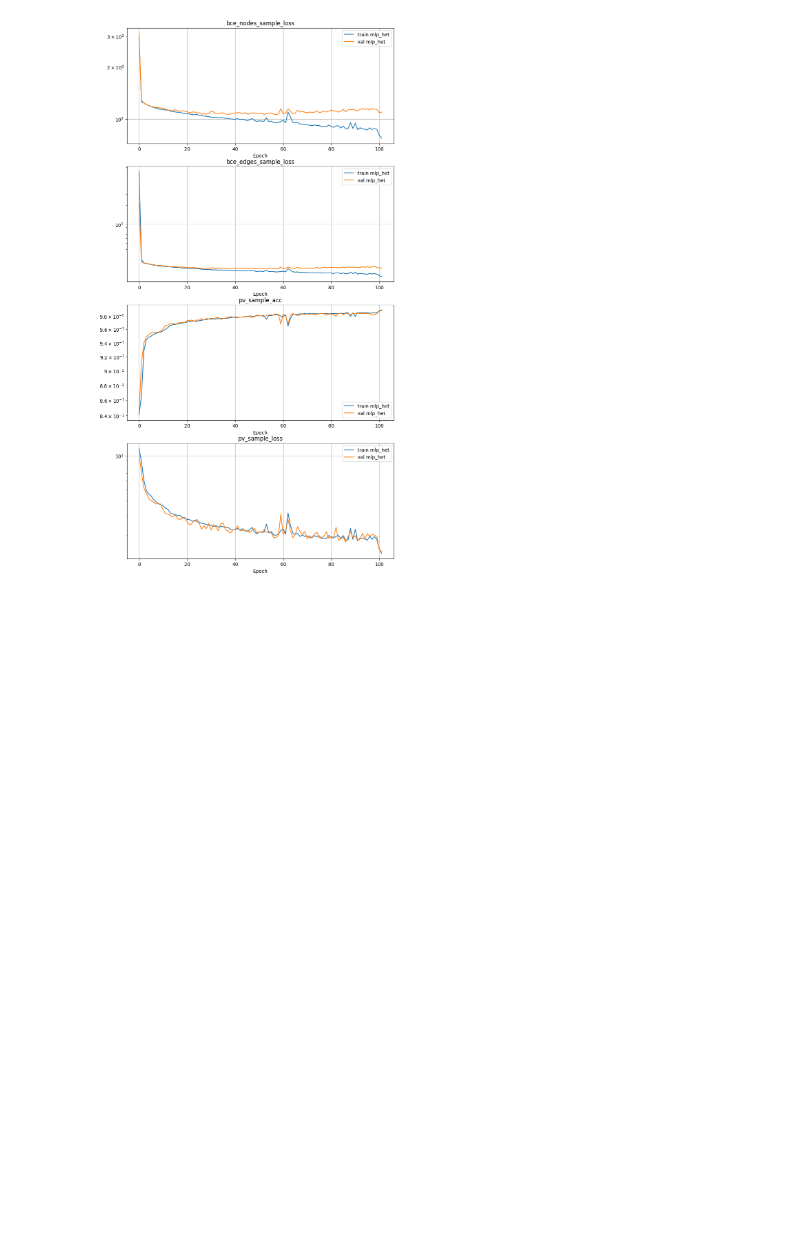
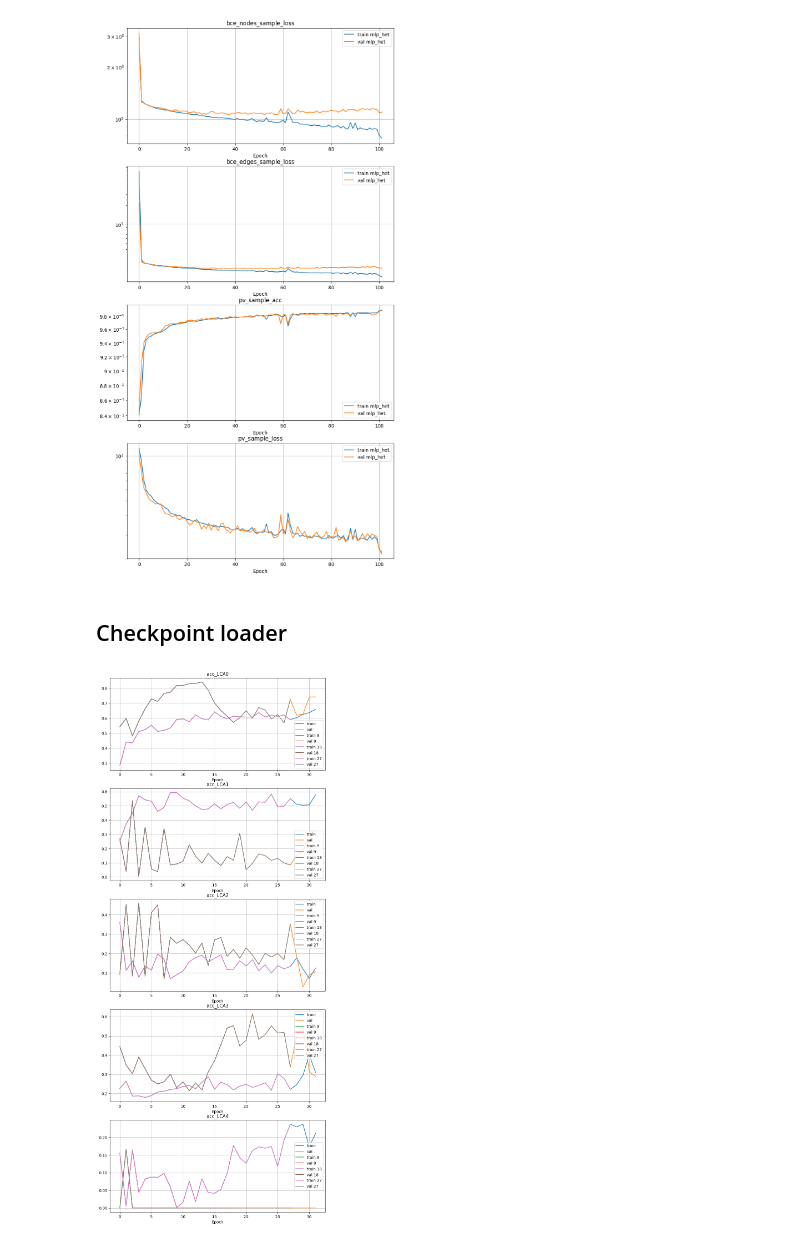
Before and after one commit to willsutcliffe/scalable_mtl_hgnn, a Jupyter notebook: Plot_Drawer.ipynb, the cells around one changed output. Cells and saved outputs as stored; diff of their text form; code cells hidden in the pictures; blank space fills up the shorter version.

Commit message:
implemented checkpoint and reloading of models

```diff
--- a/Plot_Drawer.ipynb
+++ b/Plot_Drawer.ipynb
@@ -89,3 +91,5 @@ for i, feature in enumerate(features):
     axs[i].legend()
 # %% [output]
 [figure]
+# %% [markdown]
+## Checkpoint loader
@@ -91,0 +132,23 @@ for i, feature in enumerate(features):
+# %%
+features = ['acc_LCA0', 'acc_LCA1', 'acc_LCA2', 'acc_LCA3', 'acc_LCA4']
+
+Nfeatures = len(features)
+fig, axs = plt.subplots(Nfeatures, 1, figsize=(10, 5*Nfeatures))
+for i, feature in enumerate(features):
+
+    axs[i].plot(dataset[f"train_{feature}"], label=f"train")
+    axs[i].plot(dataset[f"val_{feature}"], label=f"val")
+
+    # add checkpoints
+    for epoch,history in histories.items():
+        length = history['train']['acc'].shape[0]
+        x = np.arange(0, epoch+1)
+        axs[i].plot(x,history['train']['acc'][:,i], label=f"train {epoch}")
+        axs[i].plot(x,history['val']['acc'][:,i], label=f"val {epoch}")
+
+    axs[i].set_xlabel('Epoch')
+    axs[i].grid()
+    axs[i].set_title(feature)
+    axs[i].legend()
+# %% [output]
+[figure, added]
```
Also changed, not shown: parts of 3 cells of this notebook, 5 other files.
